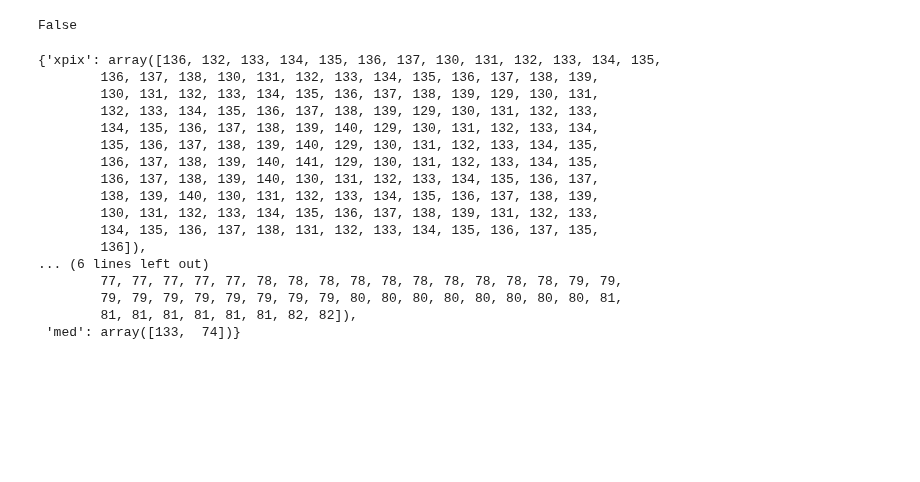
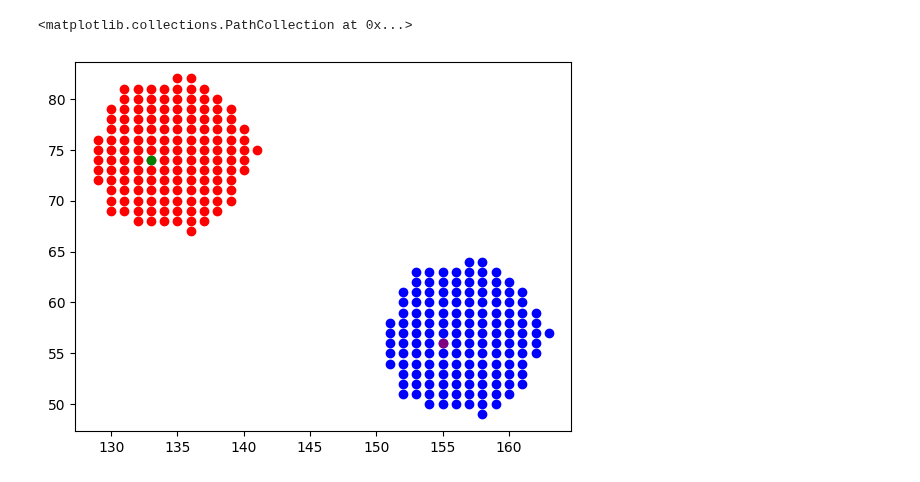
Before and after one commit to dhino2000/optic, a Jupyter notebook: notebook/Suite2pROITrackingGUI_ver02.ipynb, the cells around one changed output. Saved outputs shown, nothing was run; the diff lists cells and outputs as text; code cells hidden in the pictures; blank space fills up the shorter version.

Commit message:
onGoing, register points

```diff
--- a/notebook/Suite2pROITrackingGUI_ver02.ipynb
+++ b/notebook/Suite2pROITrackingGUI_ver02.ipynb
@@ -497 +530,39 @@ print(result_points)
+# %%
+dict_roi_coords = gui.data_manager.getDictROICoords("pri")[0]
+med = np.array([dict_roi_coords["med"]])
+coords = np.array([dict_roi_coords["xpix"], dict_roi_coords["ypix"]]).T
+
+generateTmpTextforRegistration(med, path_txt)
+# %%
+# apply transform parameters to points
+def applyPointTransform(
+    img_mov: np.ndarray[np.uint8, Tuple[int, int]],
+    transform_parameters: elastixParameterObject,
+    points: np.ndarray[np.int32, Tuple[int, int]],
+    path_txt: str= "./points_tmp.txt",
+
+) -> np.ndarray[np.int32, Tuple[int, int]]:
+
+    img_mov = np.ascontiguousarray(img_mov)
+    img_mov = itk.image_view_from_array(img_mov)
+
+    generateTmpTextforRegistration(points, path_txt)
+    reg = transformix_filter(
+        moving_image,
+        transform_parameters,
+        fixed_point_set_file_name=path_txt
+    )
+
+    points_reg = np.loadtxt('outputpoints.txt', dtype='str')
+    if points_reg.ndim == 2: # for xy coords
+        points_reg = points_reg[:,27:29].astype('float64').astype("uint32")
+    elif points_reg.ndim == 1: # for med coords
+        points_reg = points_reg[27:29].astype('float64').astype("uint32")
+
+    os.remove(path_txt)
+    os.remove("outputpoints.txt")
+    return points_reg
+
+coords_reg = applyPointTransform(moving_image, transform_parameters, coords, path_txt)
+med_reg = applyPointTransform(moving_image, transform_parameters, med, path_txt)
 # %%
@@ -510,24 +572,8 @@ array([['133.903113', '180.521616'],
-# %%
-gui.control_manager.view_controls["pri"].show_reg_im_bg
-# %% [output]
-False
-# %%
-gui.data_manager.dict_roi_coords["pri"][0]
-# %% [output]
-{'xpix': array([136, 132, 133, 134, 135, 136, 137, 130, 131, 132, 133, 134, 135,
-        136, 137, 138, 130, 131, 132, 133, 134, 135, 136, 137, 138, 139,
-        130, 131, 132, 133, 134, 135, 136, 137, 138, 139, 129, 130, 131,
-        132, 133, 134, 135, 136, 137, 138, 139, 129, 130, 131, 132, 133,
-        134, 135, 136, 137, 138, 139, 140, 129, 130, 131, 132, 133, 134,
-        135, 136, 137, 138, 139, 140, 129, 130, 131, 132, 133, 134, 135,
-        136, 137, 138, 139, 140, 141, 129, 130, 131, 132, 133, 134, 135,
-        136, 137, 138, 139, 140, 130, 131, 132, 133, 134, 135, 136, 137,
-        138, 139, 140, 130, 131, 132, 133, 134, 135, 136, 137, 138, 139,
-        130, 131, 132, 133, 134, 135, 136, 137, 138, 139, 131, 132, 133,
-        134, 135, 136, 137, 138, 131, 132, 133, 134, 135, 136, 137, 135,
-        136]),
-... (6 lines left out)
-        77, 77, 77, 77, 77, 78, 78, 78, 78, 78, 78, 78, 78, 78, 78, 79, 79,
-        79, 79, 79, 79, 79, 79, 79, 79, 80, 80, 80, 80, 80, 80, 80, 80, 81,
-        81, 81, 81, 81, 81, 81, 82, 82]),
- 'med': array([133,  74])}
+# %%
+plt.scatter(coords[:, 0], coords[:, 1], c="r")
+plt.scatter(coords_reg[:, 0], coords_reg[:, 1], c="b")
+plt.scatter(med[:, 0], med[:, 1], c="green")
+plt.scatter(med_reg[0], med_reg[1], c="purple")
+# %% [output]
+<matplotlib.collections.PathCollection at 0x...>
+[figure, added]
```
Also changed, not shown: parts of 4 cells of this notebook, 5 other files.
